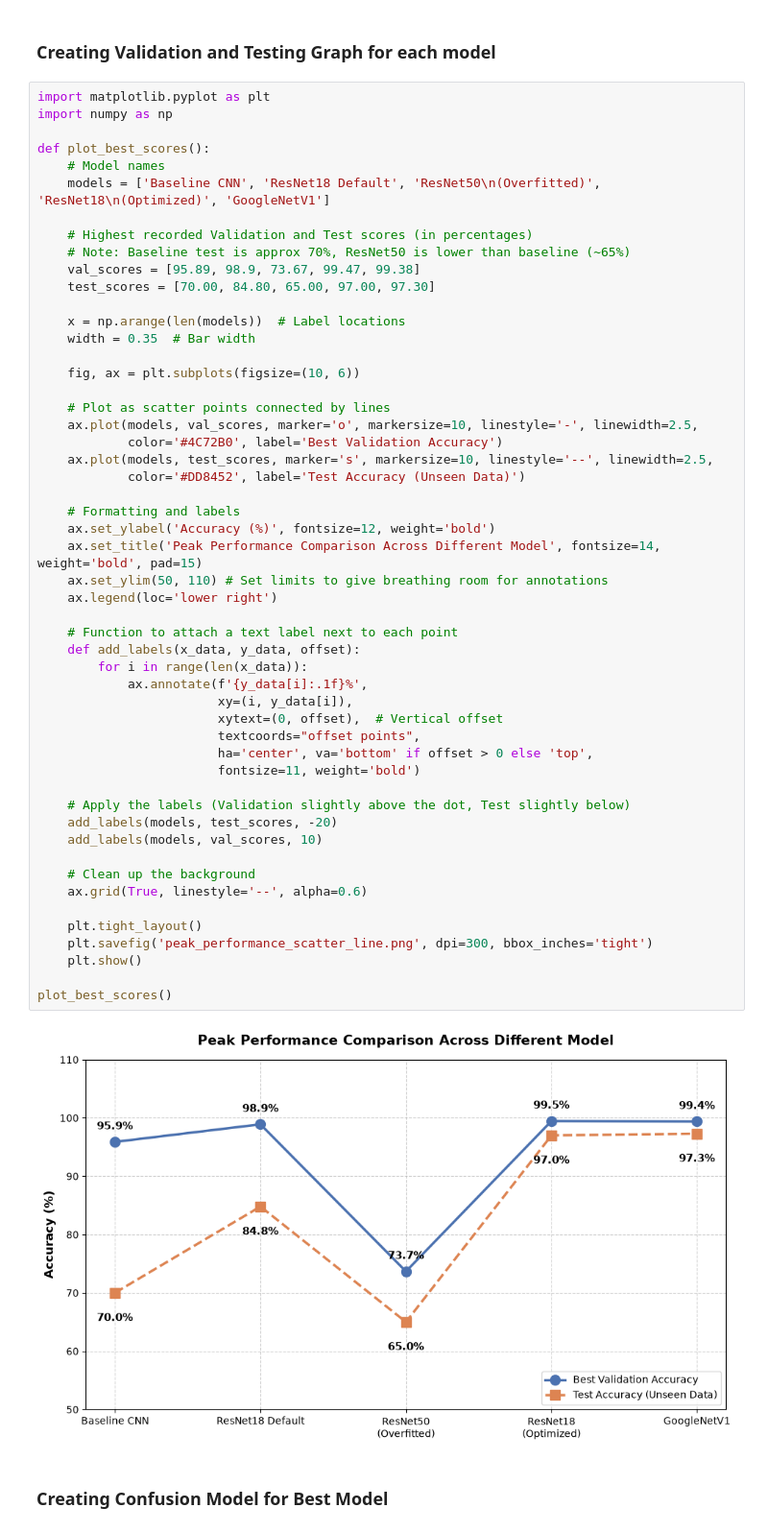
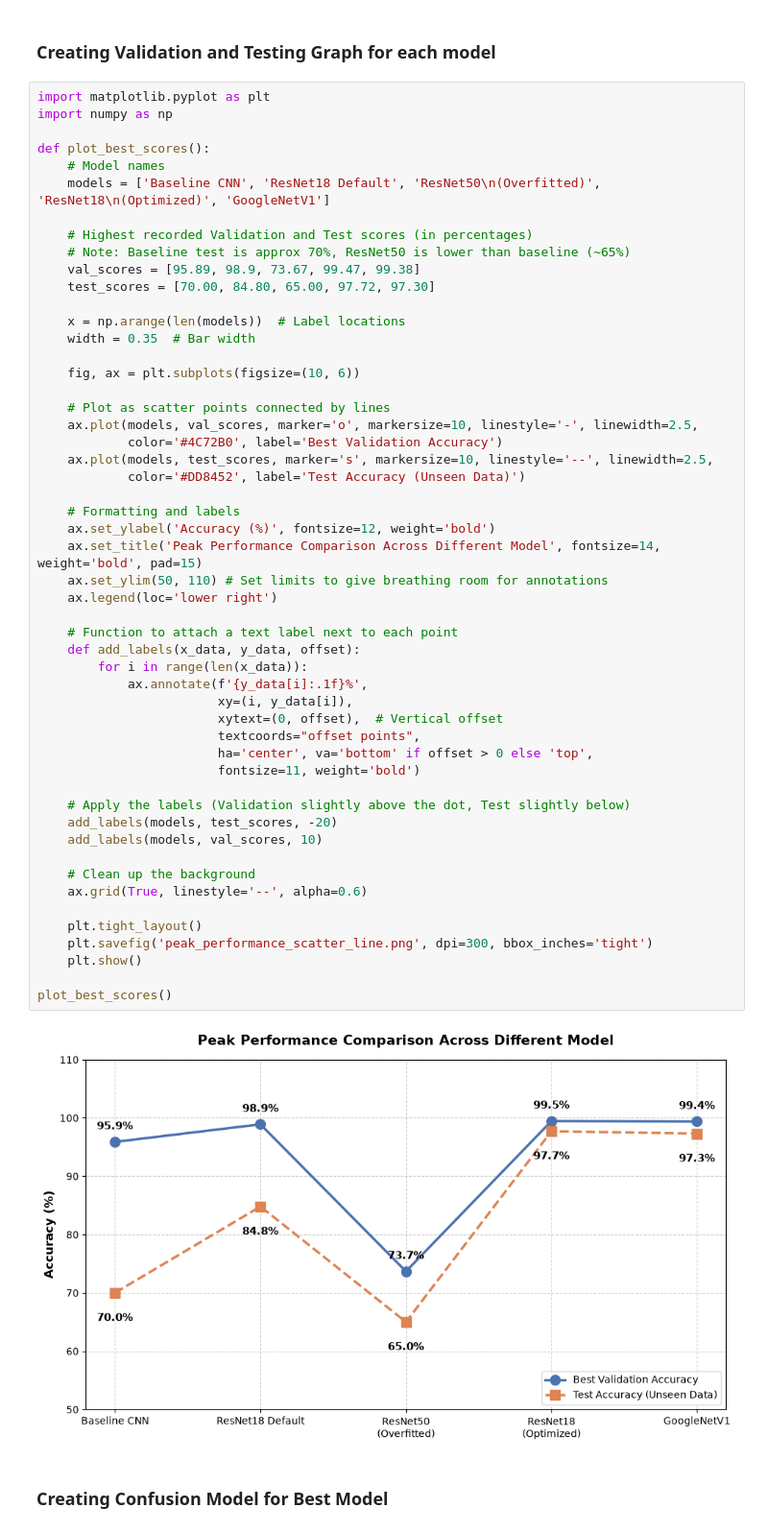
Before and after one commit to AjBhIn/enge707_kaggleproject, a Jupyter notebook: creatingdiagram.ipynb, the cells around one changed output. Shown at 96% size. Drawn from its saved outputs; the diff is of its cells as text.

```diff
--- a/creatingdiagram.ipynb
+++ b/creatingdiagram.ipynb
@@ -92,7 +92,7 @@ def plot_best_scores():
     # Highest recorded Validation and Test scores (in percentages)
     # Note: Baseline test is approx 70%, ResNet50 is lower than baseline (~65%)
     val_scores = [95.89, 98.9, 73.67, 99.47, 99.38]
-    test_scores = [70.00, 84.80, 65.00, 97.00, 97.30]
+    test_scores = [70.00, 84.80, 65.00, 97.72, 97.30]
 
     x = np.arange(len(models))  # Label locations
     width = 0.35  # Bar width
@@ -107,34 +107,34 @@ def plot_best_scores():
 
     # Formatting and labels
     ax.set_ylabel('Accuracy (%)', fontsize=12, weight='bold')
     ax.set_title('Peak Performance Comparison Across Different Model', fontsize=14, weight='bold', pad=15)
     ax.set_ylim(50, 110) # Set limits to give breathing room for annotations
     ax.legend(loc='lower right')
 
     # Function to attach a text label next to each point
     def add_labels(x_data, y_data, offset):
         for i in range(len(x_data)):
             ax.annotate(f'{y_data[i]:.1f}%',
                         xy=(i, y_data[i]),
                         xytext=(0, offset),  # Vertical offset
                         textcoords="offset points",
                         ha='center', va='bottom' if offset > 0 else 'top',
                         fontsize=11, weight='bold')
 
     # Apply the labels (Validation slightly above the dot, Test slightly below)
     add_labels(models, test_scores, -20)
     add_labels(models, val_scores, 10)
 
     # Clean up the background
     ax.grid(True, linestyle='--', alpha=0.6)
 
     plt.tight_layout()
     plt.savefig('peak_performance_scatter_line.png', dpi=300, bbox_inches='tight')
     plt.show()
 
 plot_best_scores()
 # %% [output]
-[figure, old version]
+[figure, new version]
 # %% [markdown]
 ### Creating Confusion Model for Best Model
 # %%
```
Also changed, not shown: 1 other file.
